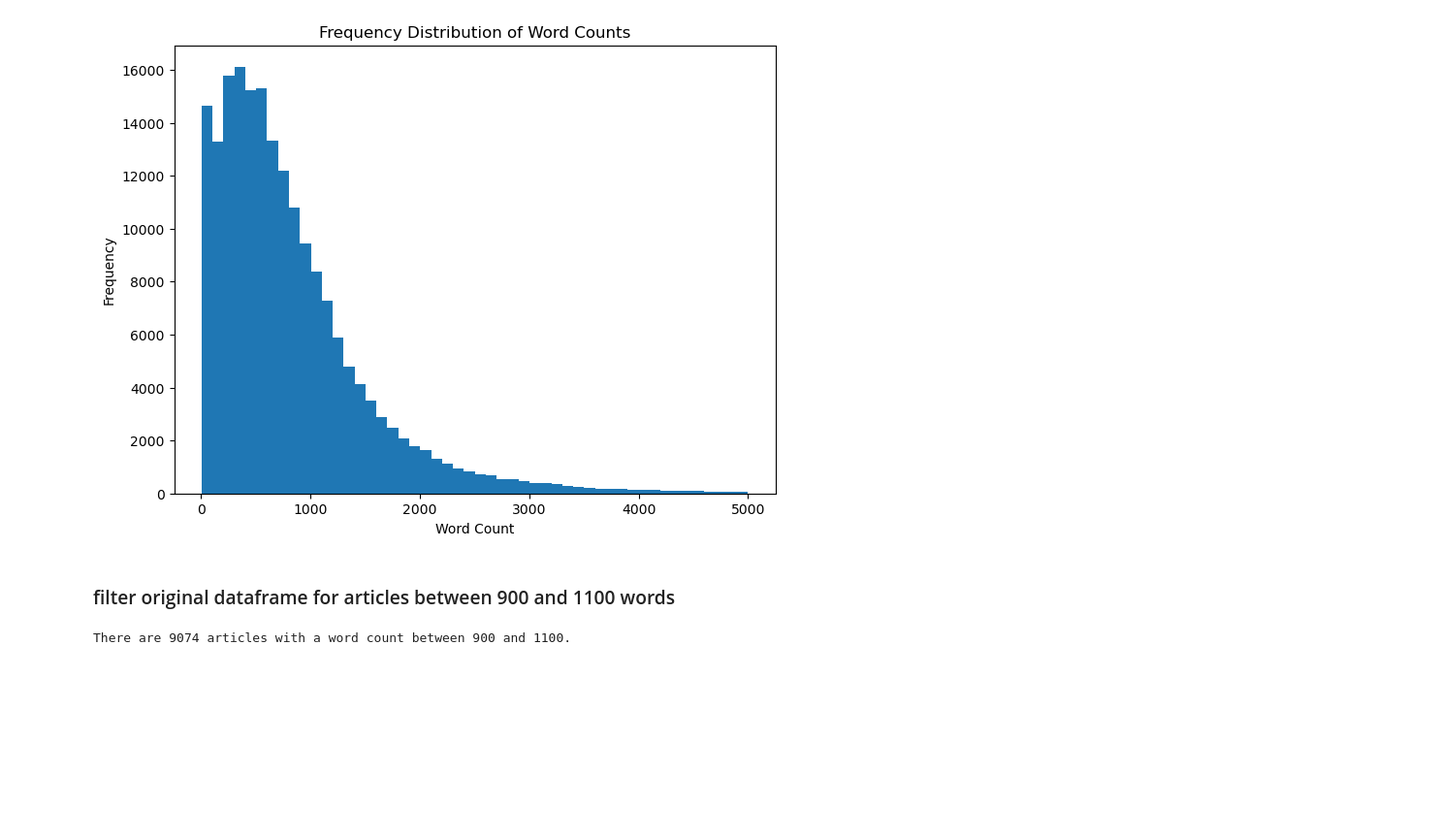
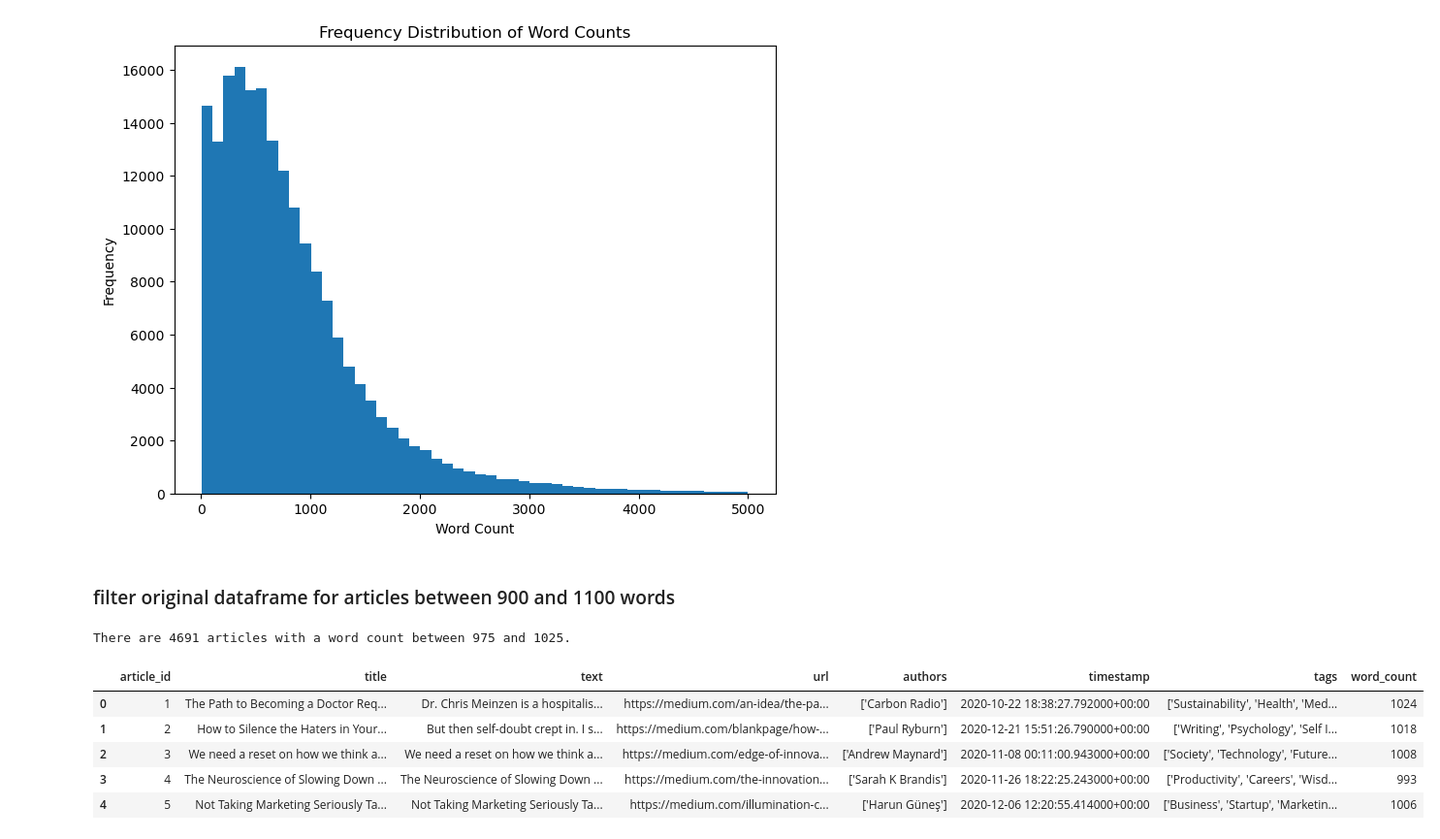
Before and after one commit to aaronomics/grad, a Jupyter notebook: news.ipynb, the cells around one changed output. Shown: that part at 97% size. Drawn from its saved outputs; the diff is of its cells as text; code cells hidden in the pictures; blank space fills up the shorter version.

```diff
--- a/news.ipynb
+++ b/news.ipynb
@@ -92,15 +85,28 @@ plt.show()
 # %% [markdown]
 ### filter original dataframe for articles between 900 and 1100 words
 # %%
-# Create a new DataFrame with articles between 900 and 1100 words
-df_filtered = df.loc[(df['word_count'] >= 950) & (df['word_count'] <= 1050)]
+# Create a new DataFrame with articles between 975 and 1025 words
+df_filtered = df.loc[(df['word_count'] >= 975) & (df['word_count'] <= 1025)].copy()
 
 # Find the number of rows in the filtered dataframe
 num_articles = len(df_filtered)
 
-print(f"There are {num_articles} articles with a word count between 900 and 1100.")
+print(f"There are {num_articles} articles with a word count between 975 and 1025.")
 # %% [output]
-There are 9074 articles with a word count between 900 and 1100.
+There are 4691 articles with a word count between 975 and 1025.
+# %%
+df_filtered.reset_index(drop=True, inplace=True)
+df_filtered.insert(0, 'article_id', range(1, 1+len(df_filtered)))
+
+
+df_filtered.head()
+# %% [output]
+|  | article_id | title | text | url | authors | timestamp | tags | word_count |
+| 0 | 1 | The Path to Becoming a Doctor Req... | Dr. Chris Meinzen is a hospitalis... | https://medium.com/an-idea/the-pa... | ['Carbon Radio'] | 2020-10-22 18:38:27.792000+00:00 | ['Sustainability', 'Health', 'Med... | 1024 |
+| 1 | 2 | How to Silence the Haters in Your... | But then self-doubt crept in. I s... | https://medium.com/blankpage/how-... | ['Paul Ryburn'] | 2020-12-21 15:51:26.790000+00:00 | ['Writing', 'Psychology', 'Self I... | 1018 |
+| 2 | 3 | We need a reset on how we think a... | We need a reset on how we think a... | https://medium.com/edge-of-innova... | ['Andrew Maynard'] | 2020-11-08 00:11:00.943000+00:00 | ['Society', 'Technology', 'Future... | 1008 |
+| 3 | 4 | The Neuroscience of Slowing Down ... | The Neuroscience of Slowing Down ... | https://medium.com/the-innovation... | ['Sarah K Brandis'] | 2020-11-26 18:22:25.243000+00:00 | ['Productivity', 'Careers', 'Wisd... | 993 |
+| 4 | 5 | Not Taking Marketing Seriously Ta... | Not Taking Marketing Seriously Ta... | https://medium.com/illumination-c... | ['Harun Güneş'] | 2020-12-06 12:20:55.414000+00:00 | ['Business', 'Startup', 'Marketin... | 1006 |
 # %%
 # Set a limit on the maximum word count to be included in the plot
 max_word_count = 5000
```
Also changed, not shown: parts of 7 cells of this notebook, 3 other files.
